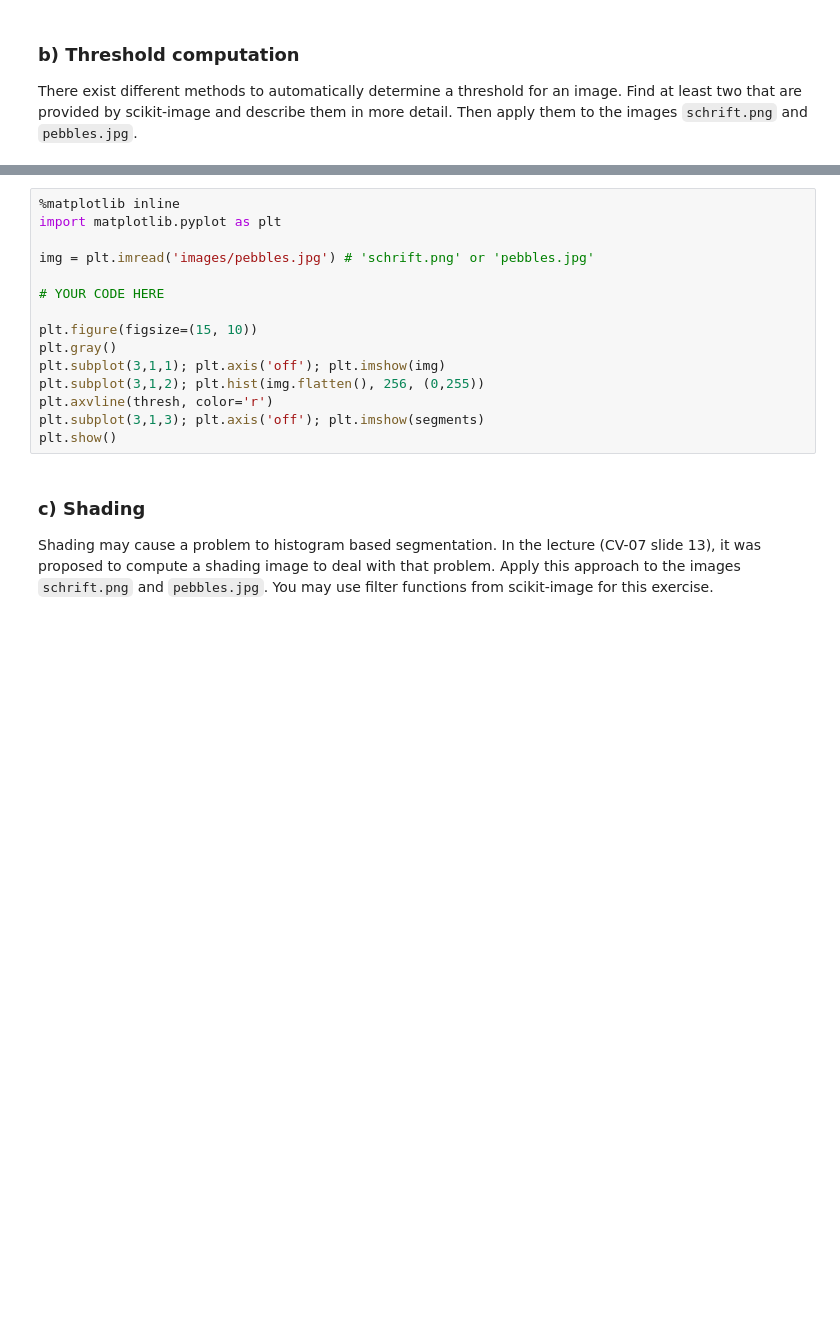
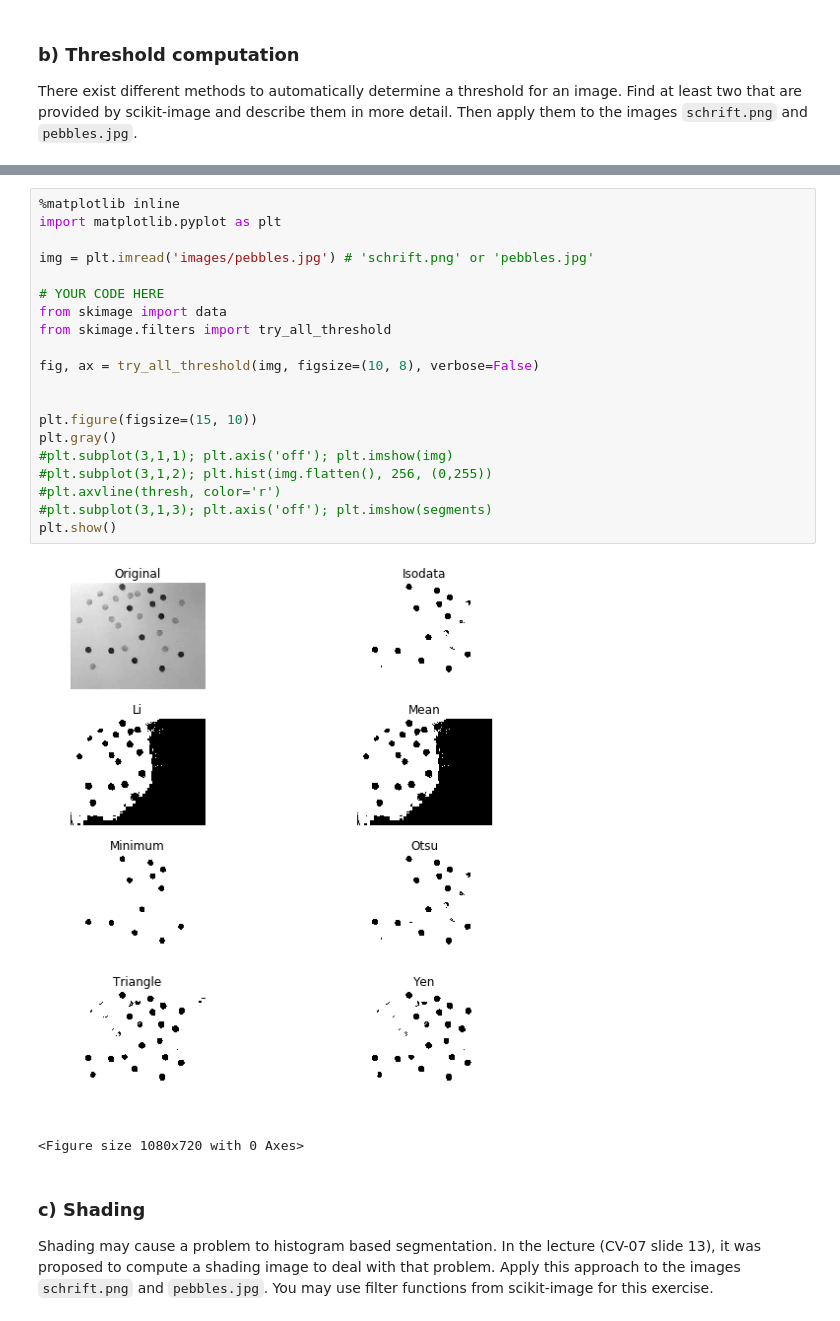
Before and after one commit to shorty-longbottom97/Computer_Vision, a Jupyter notebook: sheet04/sheet04.ipynb, the cells around one changed output, grey strips where cells are left out. Drawn from its saved outputs; the diff is of its cells as text; blank space fills up the shorter version.

Commit message:
Thresholding done

```diff
--- a/sheet04/sheet04.ipynb
+++ b/sheet04/sheet04.ipynb
@@ -130,18 +152,26 @@ plt.show()
 # %%
 %matplotlib inline
 import matplotlib.pyplot as plt
 
 img = plt.imread('images/pebbles.jpg') # 'schrift.png' or 'pebbles.jpg'
 
 # YOUR CODE HERE
+from skimage import data
+from skimage.filters import try_all_threshold
+
+fig, ax = try_all_threshold(img, figsize=(10, 8), verbose=False)
+
 
 plt.figure(figsize=(15, 10))
 plt.gray()
-plt.subplot(3,1,1); plt.axis('off'); plt.imshow(img)
-plt.subplot(3,1,2); plt.hist(img.flatten(), 256, (0,255))
-plt.axvline(thresh, color='r')
-plt.subplot(3,1,3); plt.axis('off'); plt.imshow(segments)
+#plt.subplot(3,1,1); plt.axis('off'); plt.imshow(img)
+#plt.subplot(3,1,2); plt.hist(img.flatten(), 256, (0,255))
+#plt.axvline(thresh, color='r')
+#plt.subplot(3,1,3); plt.axis('off'); plt.imshow(segments)
 plt.show()
+# %% [output]
+[figure, added]
+<Figure size 1080x720 with 0 Axes>
 # %% [markdown]
 ### c) Shading
 
```
Also changed, not shown: parts of 12 cells of this notebook.
